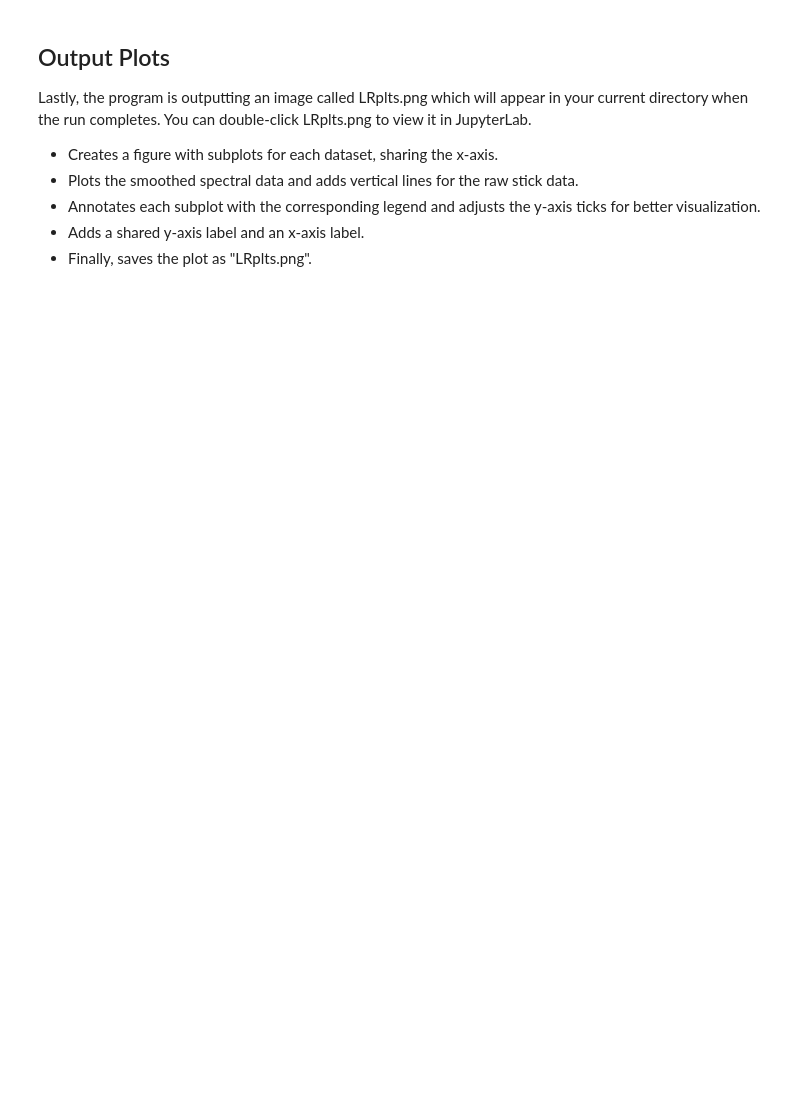
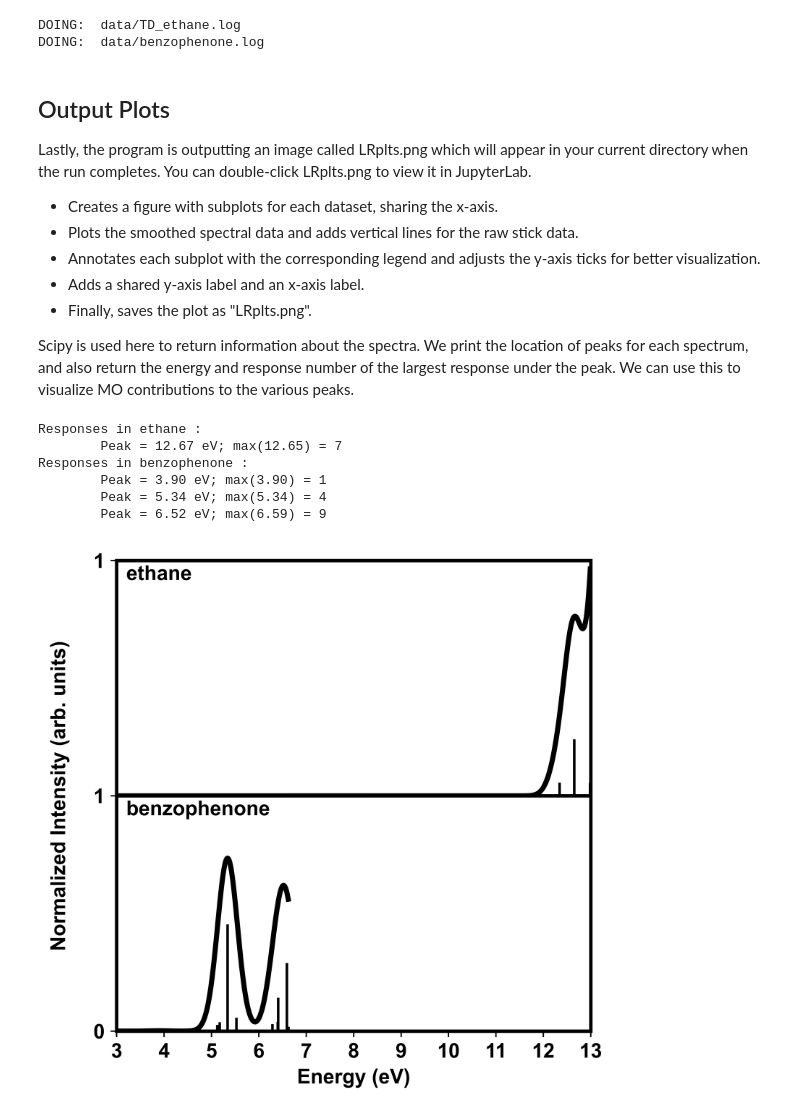
Before and after one commit to UWrc/MEMC-REU, a Jupyter notebook: python_plotting/10-LR_spectra_plots.ipynb, the cells around one changed output. Drawn from its saved outputs; the diff is of its cells as text; code cells hidden in the pictures; blank space fills up the shorter version.

```diff
--- a/python_plotting/10-LR_spectra_plots.ipynb
+++ b/python_plotting/10-LR_spectra_plots.ipynb
@@ -5,0 +13,13 @@ This Python script reads and plots long-range spectra from Gaussian output files
+# %%
+resolution = 0.01
+sigma = 0.14
+shift=0
+enMin = 3
+enMax = 13
+
+fileList = ['data/TD_ethane.log', \
+            'data/benzophenone.log', \
+            ]
+legends = ['ethane', \
+           'benzophenone', \
+           ]
@@ -118,20 +107,10 @@ The main block of the script performs the following tasks:
 * Normalizes the data to ensure consistent intensity scaling across plots.
 # %%
 ##MAIN PROGRAM BEGINS##
-resolution = 0.01; sigma = 0.14; ymax = 0.00
-shift=0
-enMin = 3; enMax = 15; maxItn = 1.
-
-fileList = ['data/TD_ethane.log', \
-            'data/benzophenone.log', \
-            ]
-legends = ['ethane', \
-           'benzophenone', \
-           ]
-pltLbls = ['(a)', '(b)', '(c)', '(d)', '(e)', '(f)']
 
 plots = [[] for x in range(len(fileList))]
 sticks = [[] for x in range(len(fileList))]
+ymax = 0.
 
 for i, fileNM in enumerate(fileList):
   print("DOING: ", fileNM)
@@ -152,6 +131,9 @@ if ymax > 0:
     sticks[i], plots[i] = normalize(sticks[i], plots[i], ymax)
 else:
   print("NO INTENSITIES FOUND, BE WARY")
+# %% [output]
+DOING:  data/TD_ethane.log
+DOING:  data/benzophenone.log
 # %% [markdown]
 ## Output Plots
 
@@ -161,6 +143,8 @@ Lastly, the program is outputting an image called LRplts.png which will appear i
 * Annotates each subplot with the corresponding legend and adjusts the y-axis ticks for better visualization.
 * Adds a shared y-axis label and an x-axis label.
 * Finally, saves the plot as "LRplts.png".
+
+Scipy is used here to return information about the spectra.  We print the location of peaks for each spectrum, and also return the energy and response number of the largest response under the peak.  We can use this to visualize MO contributions to the various peaks.
 # %%
 #PLOTTING:
 fig, ax = plt.subplots(len(fileList), sharex=True, gridspec_kw={'hspace': 0}, figsize=(5,5),dpi=900,squeeze=False)
@@ -168,10 +152,12 @@ for i, p in enumerate(plots):
   p = np.transpose(p)
   st = np.transpose(sticks[i])
 
+  #We have not calculated all roots, so we need to cut off the spectrum where we have no information
   maximumPlotEn = min(max(st[0]), max(p[0]))
   EnIndex = next(x for x, val in enumerate(p[0]) if val>=maximumPlotEn)
   p = np.transpose(np.transpose(p)[:EnIndex])
 
+  #Find, and print the peaks in the broadened spectrum; print the largest response under the peak
   peaks = scipy.signal.find_peaks(p[1],threshold=0.000001)
   widths = scipy.signal.peak_widths(p[1], peaks[0])[0]
   print("Responses in %s :" %(legends[i]))
@@ -193,33 +179,40 @@ for i, p in enumerate(plots):
   for v in range(len(st[0])):
     ax[i,0].axvline(x=st[0,v] + shift, ymin=0, ymax=st[1,v], color='k')
 
 
   ax[i,0].set_xlim([int(enMin + shift),int(enMax + shift)])
   tickIter = int((int(enMax + shift) - int(enMin + shift)) / 8)
   if tickIter > 0:
     #No decimals in xray plots:
     ax[i,0].set_xticks(list(np.arange(int(enMin + shift), \
                         int(enMax+shift+tickIter), tickIter)))
 
   ax[i,0].set_ylim([0,1])
   if i == len(fileList)-1:
     ax[i,0].set_yticks([0.,1])
   else:
     ax[i,0].set_yticks([1])
 
-  ax[i,0].annotate(legends[i], [enMax+shift,0.95], ha='right', va='top')
+  ax[i,0].text(0.02, 0.98, legends[i], ha='left', va='top', transform=ax[i,0].transAxes)
 
 
 #Shared Y-Label
 fig.add_subplot(111,frameon=False)
 plt.tick_params(labelcolor='none', top=False, bottom=False, left=False, right=False)
 plt.grid(False)
 plt.ylabel("Normalized Intensity (arb. units)",weight='bold')
 
 for ax in fig.get_axes():
   ax.label_outer()
 
 plt.xlabel("Energy (eV)", weight='bold')
-#plt.show()
-fig.tight_layout()
 plt.savefig("LRplts.png")
+plt.show()
+# %% [output]
+Responses in ethane :
+        Peak = 12.67 eV; max(12.65) = 7
+Responses in benzophenone :
+        Peak = 3.90 eV; max(3.90) = 1
+        Peak = 5.34 eV; max(5.34) = 4
+        Peak = 6.52 eV; max(6.59) = 9
+[figure, added]
```
Also changed, not shown: parts of 9 cells of this notebook, 3 other files.
